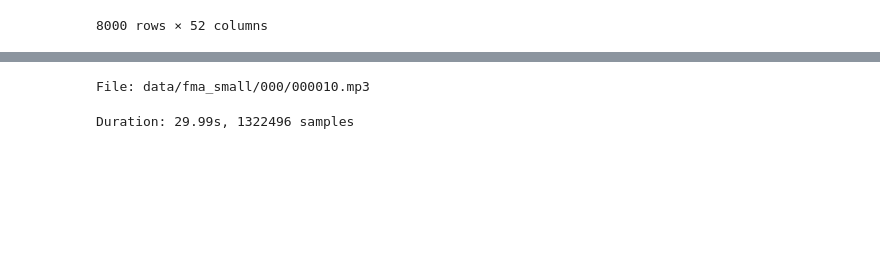
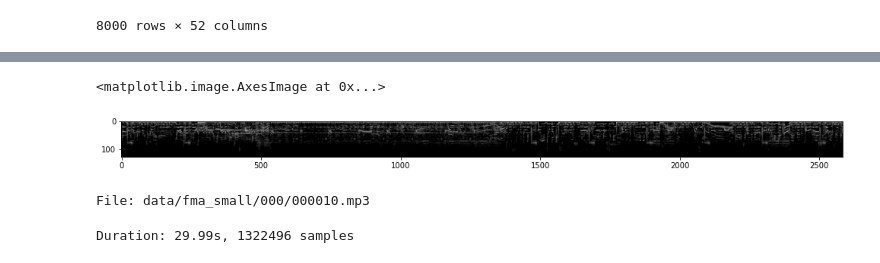
Before and after one commit to bhavnasud/MusicRecognition, a Jupyter notebook: usage.ipynb, the cells around one changed output, grey strips where cells are left out. Saved outputs shown, nothing was run; the diff lists cells and outputs as text; code cells hidden in the pictures; blank space fills up the shorter version.

Commit message:
train test split and started cnn

```diff
--- a/usage.ipynb
+++ b/usage.ipynb
@@ -349,12 +355,0 @@ with warnings.catch_warnings():
-# %%
-# audioData['mel_log'] = audioData.apply(lambda row: row['mel_log'][:,2583], axis = 1)
-#drop rows with shape too small
-
-#make it so mel_log_consistent_size column has same shape for every row
-audioData['y'] = audioData.apply(lambda row: row['mel_log'].shape[1], axis = 1)
-audioData = audioData[audioData['y'] >= 2500]
-audioData['mel_log_consistent_size'] = audioData.apply(lambda row: row['mel_log'][:, 0:2500], axis = 1)
-audioData['y'] = audioData.apply(lambda row: row['mel_log_consistent_size'].shape[1], axis = 1)
-
-groupedByShape = audioData.groupby(audioData['y']).size()
-audioData
@@ -380,0 +356,6 @@ audioData
+# %%
+#check if size is consistent
+audioData['max_frequency_after_standardization'] = audioData.apply(lambda row: row['mel_log_consistent_size'].shape[1], axis = 1)
+groupedByShape = audioData.groupby(audioData['max_frequency_after_standardization']).size()
+groupedByShape
+audioData[['genre_top']]
@@ -380,0 +381,3 @@ audioData
+# %%
+#train test split
+X_train, X_test, y_train, y_test = train_test_split(audioData.drop('genre_top', inplace=False, axis = 1), audioData['genre_top'], test_size=0.25, random_state=24)
@@ -380,0 +398,4 @@ audioData
+# %%
+first = X_train['mel_log_consistent_size'].iloc[0]
+first
+#TODO: SCALE/NORMALIZE VALUES, PROBABLY IN STANDARDIZE FUNCTION ABOVE
@@ -381,3 +416,8 @@ audioData
+# %%
+plt.imshow(first, cmap='gray')
+# %% [output]
+<matplotlib.image.AxesImage at 0x...>
+[figure, added]
 # %%
 ## DONE WITH BHAVNA SECTION
 # %%
```
Also changed, not shown: parts of 6 cells of this notebook.
